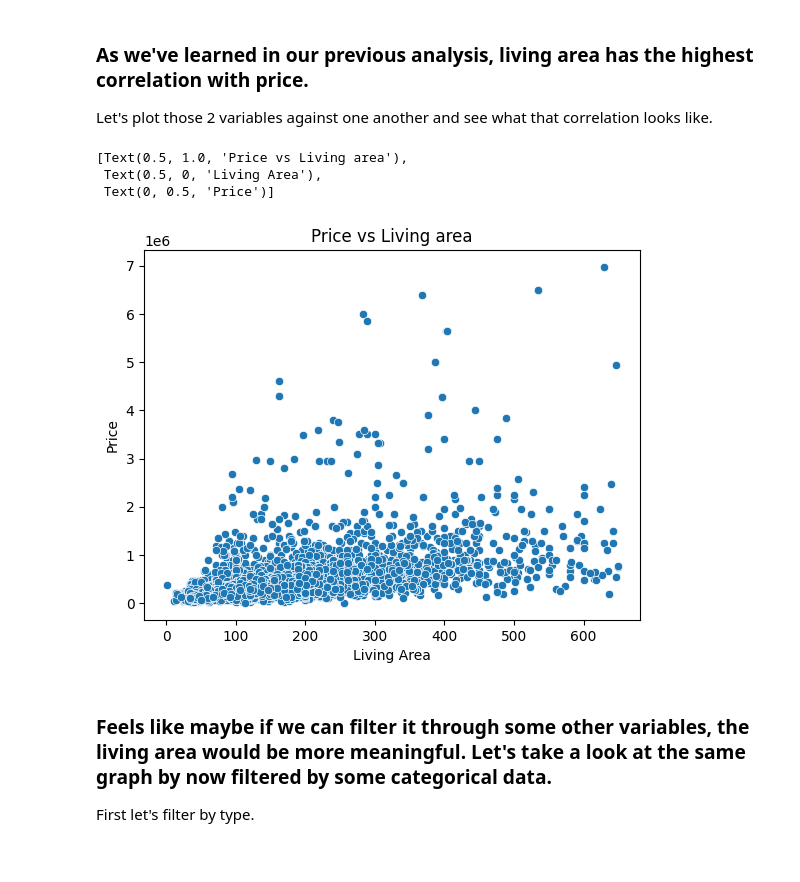
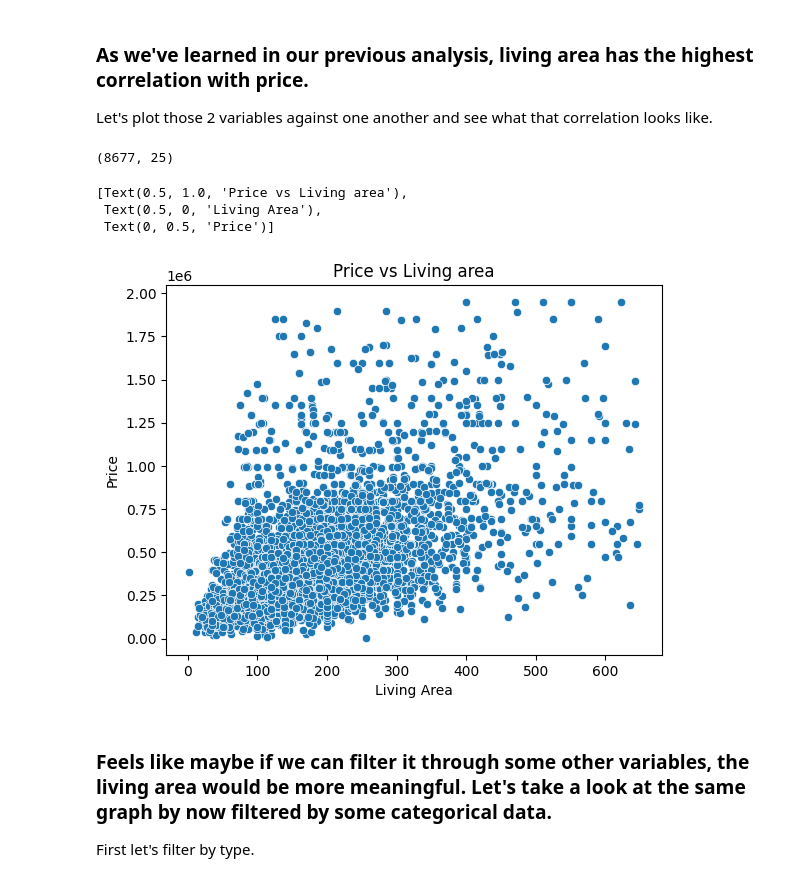
Before and after one commit to henrique-rauen/BelgiumRealEstate, a Jupyter notebook: Model.ipynb, the cells around one changed output. Drawn from its saved outputs; the diff is of its cells as text; code cells hidden in the pictures.

```diff
--- a/Model.ipynb
+++ b/Model.ipynb
@@ -32,17 +34,20 @@ Let's plot those 2 variables against one another and see what that correlation l
 # %%
 #Remove outliers
 std = df.select_dtypes('float').std()
 distance = abs(df.select_dtypes('float')-df.select_dtypes('float').mean()).div(std)
 living_outliers = distance.loc[distance["Living_area"] > 3, "Living_area"]
-df = df[~df.index.isin(living_outliers.index)]
+price_outliers = distance.loc[distance["Price"] > 3, "Living_area"]
+df = df[~(df.index.isin(living_outliers.index) | df.index.isin(price_outliers.index))]
+display(df.shape)
 
 plot = sns.scatterplot(data=df, x="Living_area", y="Price")
 plot.set(title="Price vs Living area",xlabel="Living Area", ylabel="Price")
 # %% [output]
-[Text(0.5, 1.0, 'Price vs Living area'),
- Text(0.5, 0, 'Living Area'),
- Text(0, 0.5, 'Price')]
+(8677, 25)
+[Text(0.5, 1.0, 'Price vs Living area'),
+ Text(0.5, 0, 'Living Area'),
+ Text(0, 0.5, 'Price')]
-[figure, old version]
+[figure, new version]
 # %% [markdown]
 ### Feels like maybe if we can filter it through some other variables, the living area would be more meaningful. Let's take a look at the same graph by now filtered by some categorical data.
 
```
Also changed, not shown: parts of 14 cells of this notebook, 3 other files.
